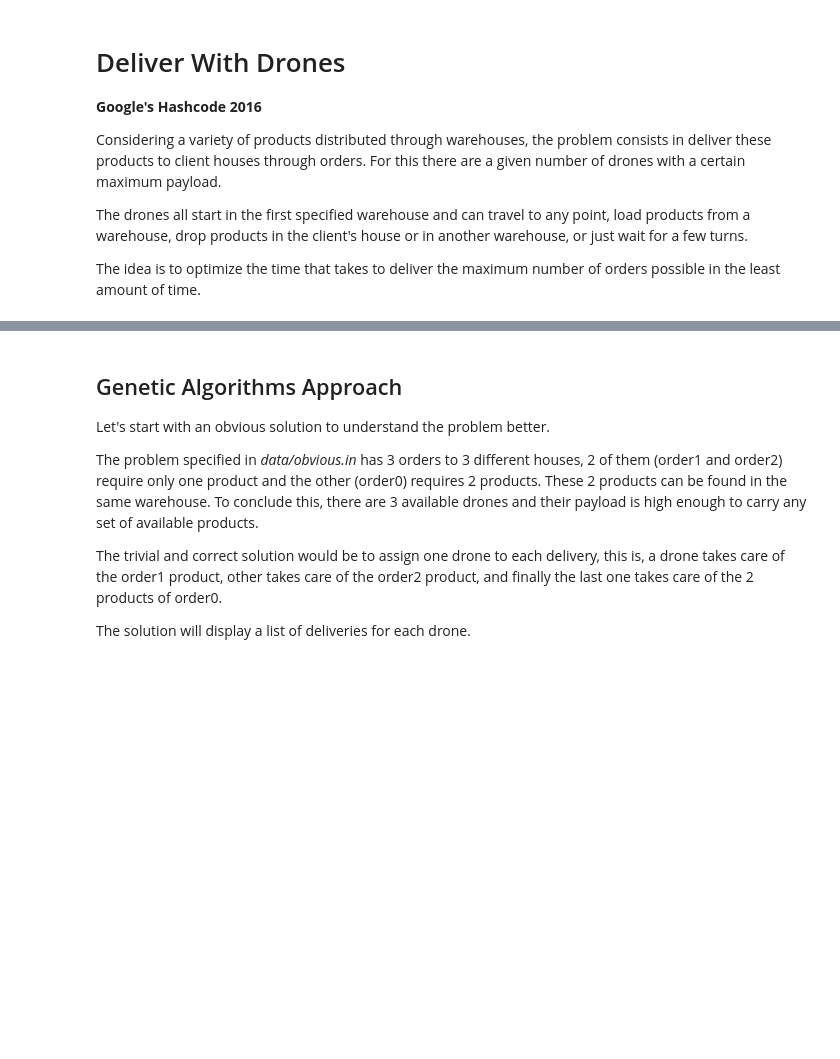
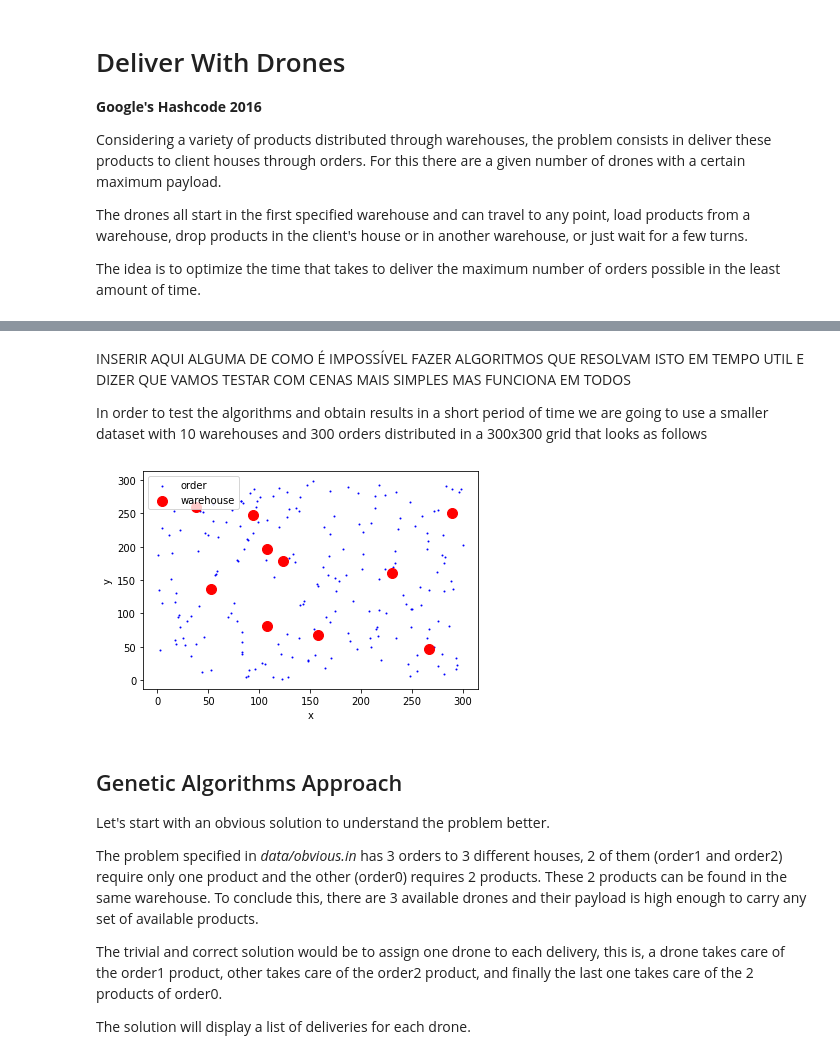
Before and after one commit to ctrlMarcio/feup-iart-proj1, a Jupyter notebook: delivery.ipynb, the cells around one changed output, grey strips where cells are left out. Drawn from its saved outputs; the diff is of its cells as text; code cells hidden in the pictures; blank space fills up the shorter version.

```diff
--- a/delivery.ipynb
+++ b/delivery.ipynb
@@ -11,3 +49,13 @@ The idea is to optimize the time that takes to deliver the maximum number of ord
+# %% [markdown]
+INSERIR AQUI ALGUMA DE COMO É IMPOSSÍVEL FAZER ALGORITMOS QUE RESOLVAM ISTO EM TEMPO UTIL E DIZER QUE VAMOS TESTAR COM CENAS MAIS SIMPLES MAS FUNCIONA EM TODOS
+
+In order to test the algorithms and obtain results in a short period of time we are going to use a smaller dataset with 10 warehouses and 300 orders distributed in a 300x300 grid that looks as follows
+# %%
+custom_simulation = file_parsing.parse('data/custom.in')
+
+plot_simulation(custom_simulation)
+# %% [output]
+[figure, added]
 # %% [markdown]
 ## Genetic Algorithms Approach
 
```
Also changed, not shown: parts of 3 cells of this notebook, 5 other files.
